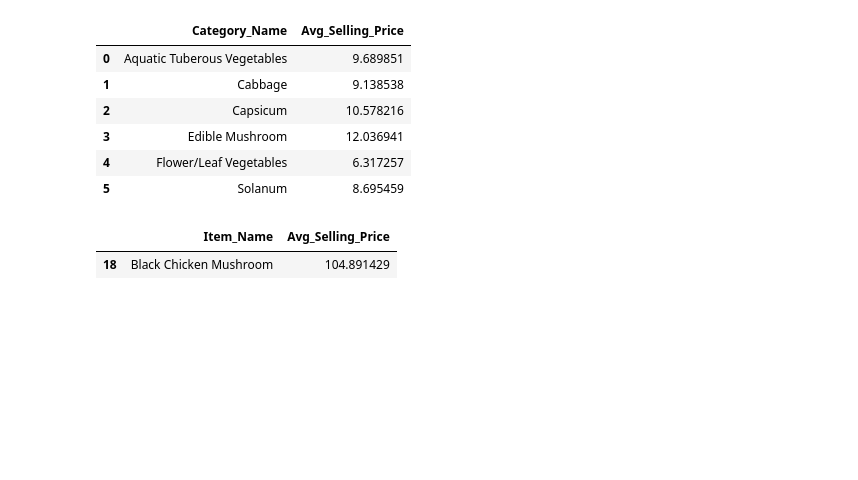
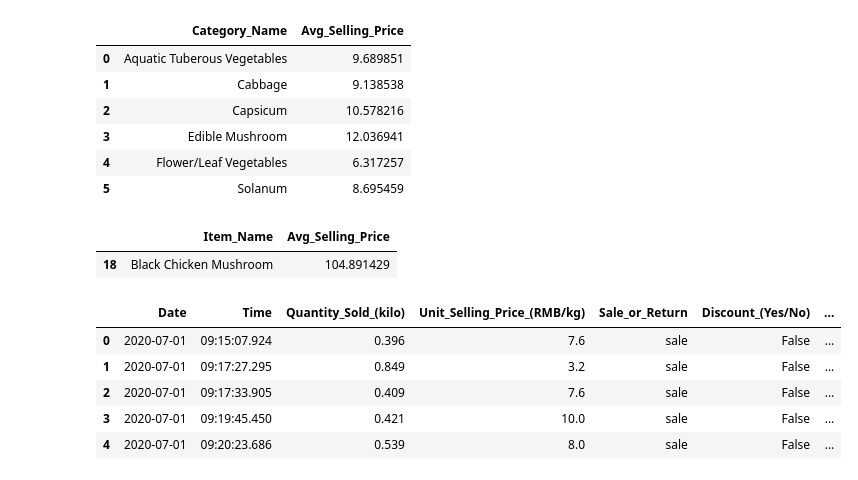
Before and after one commit to RumethSandinu/Project-connexa, a Jupyter notebook: Shamal/model_building.ipynb, the cells around one changed output. Saved outputs shown, nothing was run; the diff lists cells and outputs as text; code cells hidden in the pictures; blank space fills up the shorter version.

Commit message:
Drop unnecessary columns

```diff
--- a/Shamal/model_building.ipynb
+++ b/Shamal/model_building.ipynb
@@ -631,3 +631,15 @@ top_selling_item
 # %% [output]
 |  | Item_Name | Avg_Selling_Price |
 | 18 | Black Chicken Mushroom | 104.891429 |
+# %%
+# Drop unnecessary columns (if any)
+columns_to_drop = ['Item_Code', 'Category_Code']
+data = data.drop(columns=columns_to_drop)
+data.head()
+# %% [output]
+|  | Date | Time | Quantity_Sold_(kilo) | Unit_Selling_Price_(RMB/kg) | Sale_or_Return | Discount_(Yes/No) | ... |
+| 0 | 2020-07-01 | 09:15:07.924 | 0.396 | 7.6 | sale | False | ... |
+| 1 | 2020-07-01 | 09:17:27.295 | 0.849 | 3.2 | sale | False | ... |
+| 2 | 2020-07-01 | 09:17:33.905 | 0.409 | 7.6 | sale | False | ... |
+| 3 | 2020-07-01 | 09:19:45.450 | 0.421 | 10.0 | sale | False | ... |
+| 4 | 2020-07-01 | 09:20:23.686 | 0.539 | 8.0 | sale | False | ... |
```
